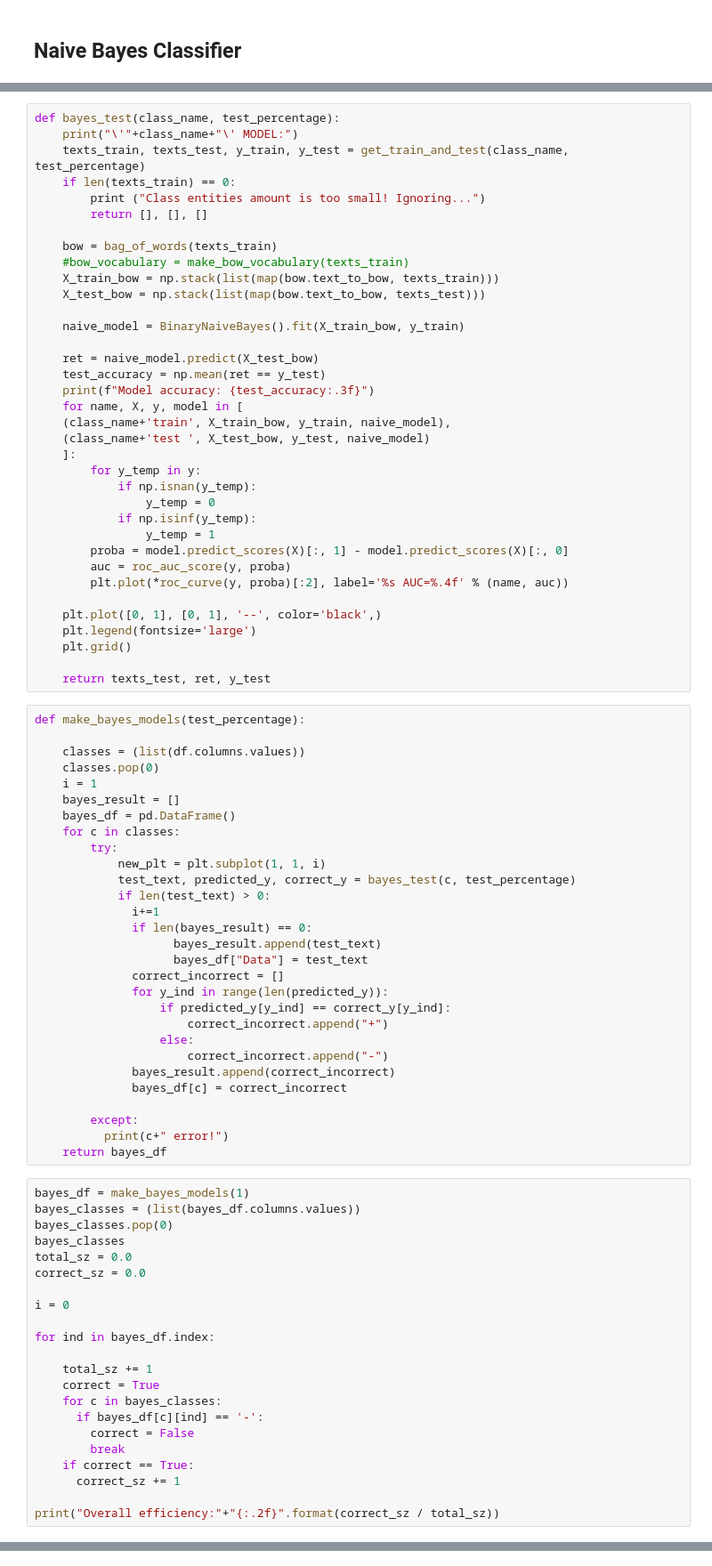
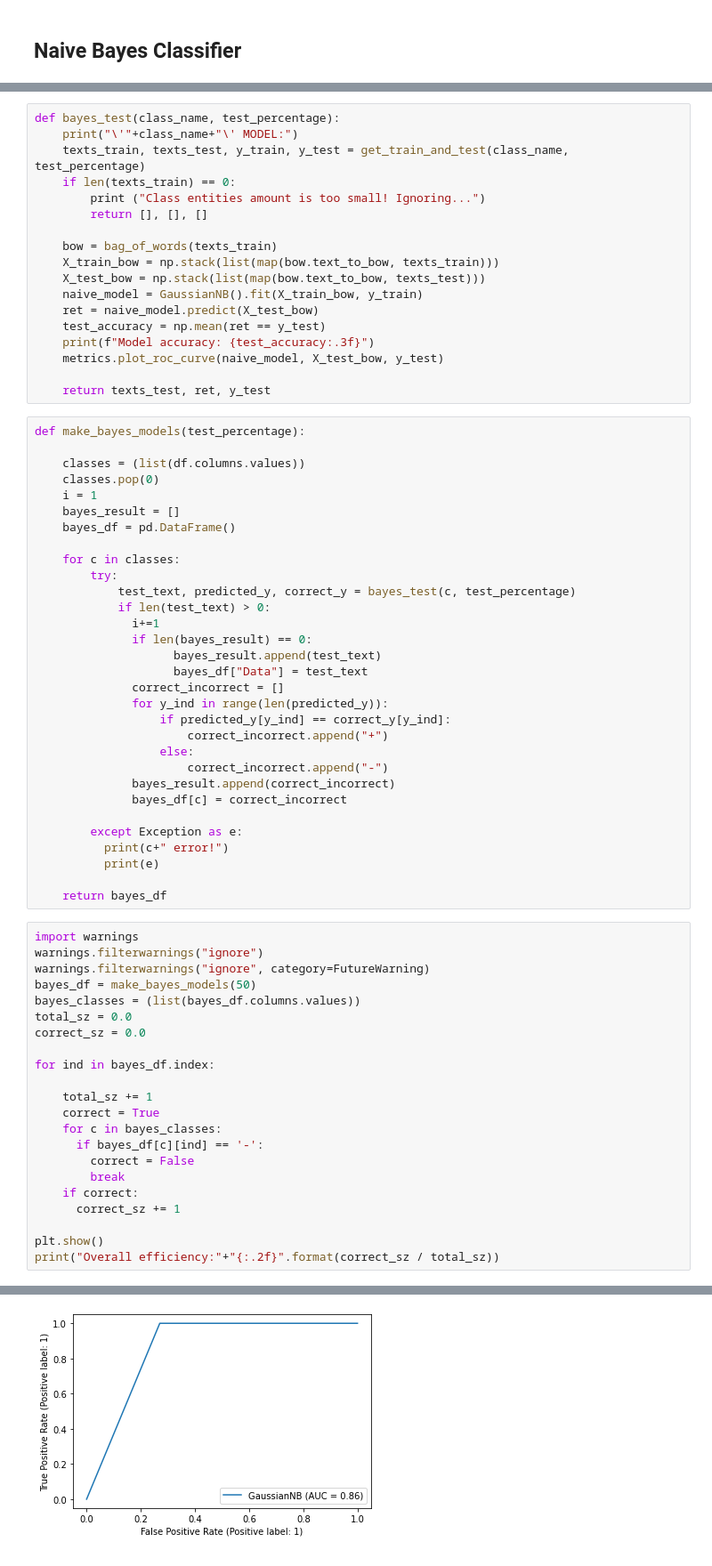
Before and after one commit to ArturGogiyan/NLP_research, a Jupyter notebook: NLP_research.ipynb, the cells around one changed output, grey strips where cells are left out. Shown at 89% size. Drawn from its saved outputs; the diff is of its cells as text.

```diff
--- a/NLP_research.ipynb
+++ b/NLP_research.ipynb
@@ -288,31 +285,13 @@ def bayes_test(class_name, test_percentage):
         return [], [], []
 
     bow = bag_of_words(texts_train)
-    #bow_vocabulary = make_bow_vocabulary(texts_train)
     X_train_bow = np.stack(list(map(bow.text_to_bow, texts_train)))
     X_test_bow = np.stack(list(map(bow.text_to_bow, texts_test)))
-
-    naive_model = BinaryNaiveBayes().fit(X_train_bow, y_train)
-
+    naive_model = GaussianNB().fit(X_train_bow, y_train)
     ret = naive_model.predict(X_test_bow)
     test_accuracy = np.mean(ret == y_test)
     print(f"Model accuracy: {test_accuracy:.3f}")
-    for name, X, y, model in [
-    (class_name+'train', X_train_bow, y_train, naive_model),
-    (class_name+'test ', X_test_bow, y_test, naive_model)
-    ]:
-        for y_temp in y:
-            if np.isnan(y_temp):
-                y_temp = 0
-            if np.isinf(y_temp):
-                y_temp = 1
-        proba = model.predict_scores(X)[:, 1] - model.predict_scores(X)[:, 0]
-        auc = roc_auc_score(y, proba)
-        plt.plot(*roc_curve(y, proba)[:2], label='%s AUC=%.4f' % (name, auc))
-
-    plt.plot([0, 1], [0, 1], '--', color='black',)
-    plt.legend(fontsize='large')
-    plt.grid()
+    metrics.plot_roc_curve(naive_model, X_test_bow, y_test)
 
     return texts_test, ret, y_test
 # %%
@@ -323,9 +302,9 @@ def make_bayes_models(test_percentage):
     i = 1
     bayes_result = []
     bayes_df = pd.DataFrame()
+
     for c in classes:
         try:
-            new_plt = plt.subplot(1, 1, i)
             test_text, predicted_y, correct_y = bayes_test(c, test_percentage)
             if len(test_text) > 0:
               i+=1
@@ -341,18 +320,19 @@ def make_bayes_models(test_percentage):
               bayes_result.append(correct_incorrect)
               bayes_df[c] = correct_incorrect
 
-        except:
+        except Exception as e:
           print(c+" error!")
+          print(e)
+
     return bayes_df
 # %%
-bayes_df = make_bayes_models(1)
+import warnings
+warnings.filterwarnings("ignore")
+warnings.filterwarnings("ignore", category=FutureWarning)
+bayes_df = make_bayes_models(50)
 bayes_classes = (list(bayes_df.columns.values))
-bayes_classes.pop(0)
-bayes_classes
 total_sz = 0.0
 correct_sz = 0.0
-
-i = 0
 
 for ind in bayes_df.index:
 
@@ -362,7 +342,9 @@ for ind in bayes_df.index:
       if bayes_df[c][ind] == '-':
         correct = False
         break
-    if correct == True:
+    if correct:
       correct_sz += 1
 
+plt.show()
 print("Overall efficiency:"+"{:.2f}".format(correct_sz / total_sz))
+# %% [output]
@@ -368,0 +368 @@ print("Overall efficiency:"+"{:.2f}".format(correct_sz / total_sz))
+[figure, added]
```
Also changed, not shown: parts of 22 cells of this notebook, 3 other files.
